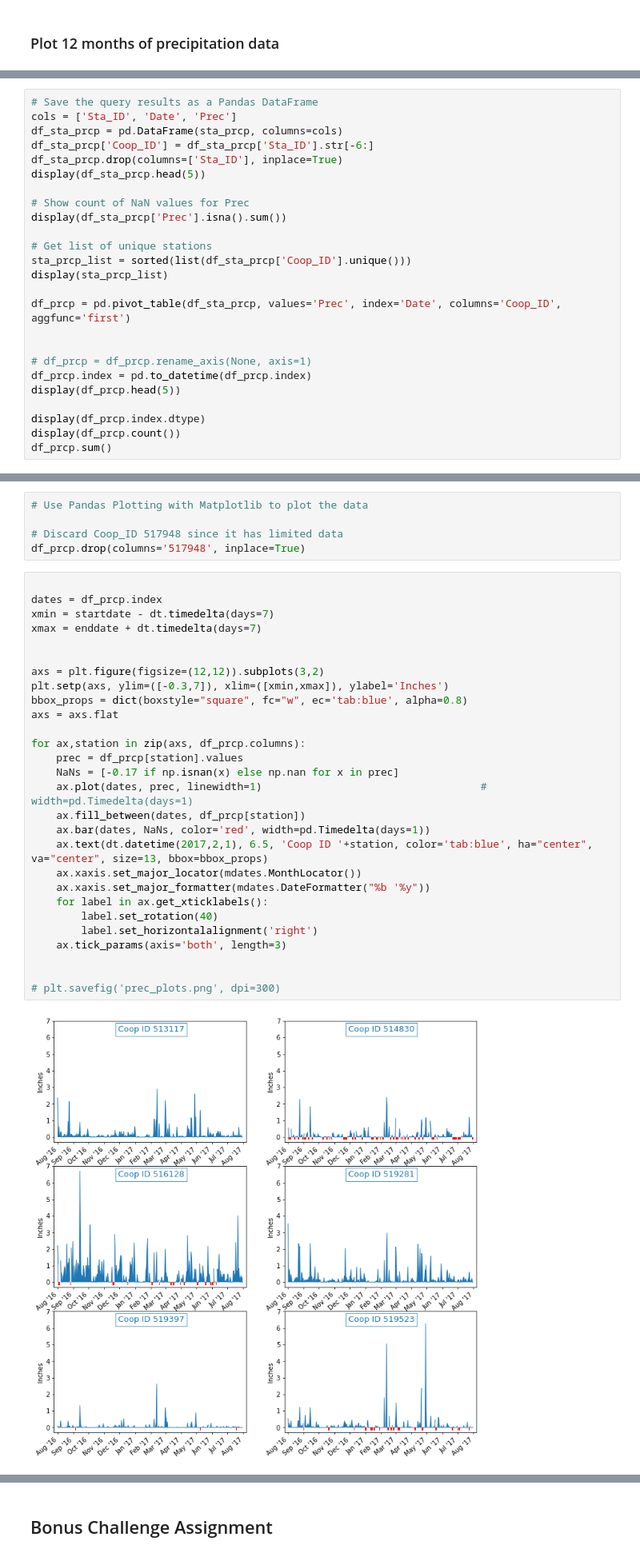
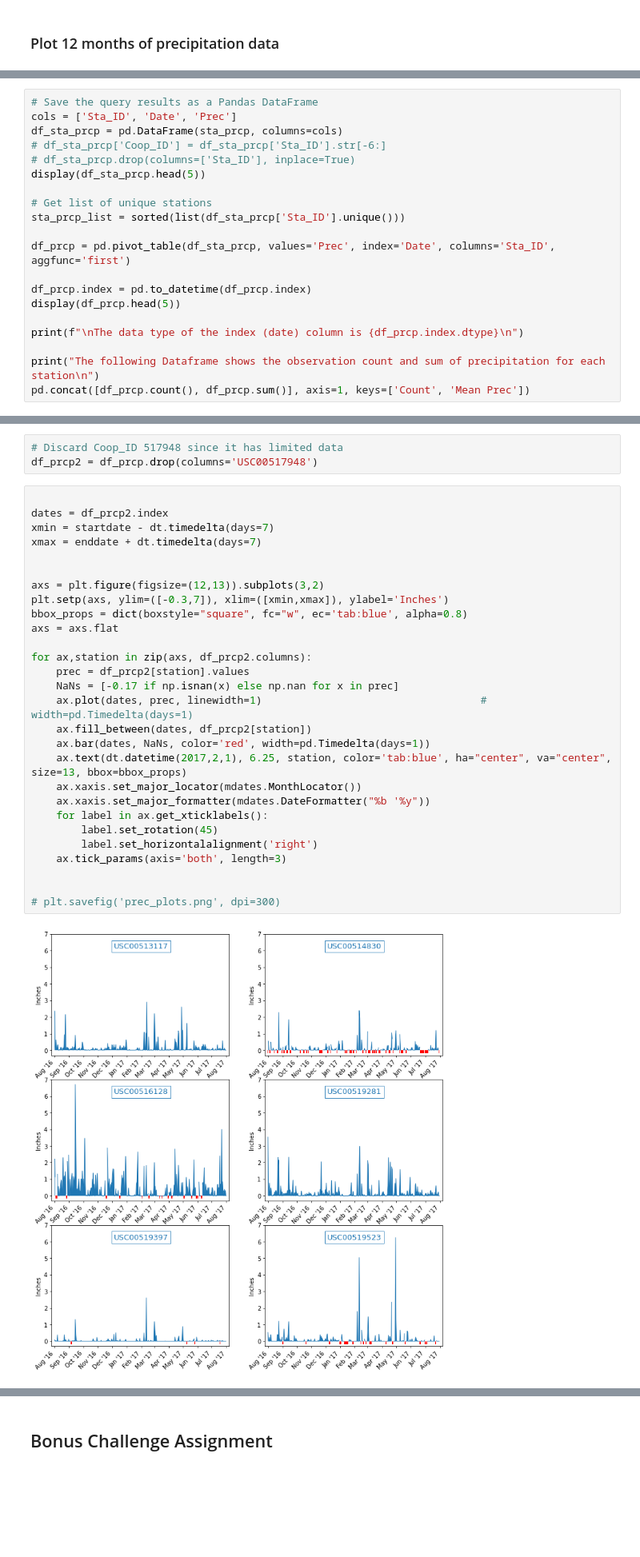
Before and after one commit to Earthscott/sqlalchemy-challenge, a Jupyter notebook: surfs_up_scottjob.ipynb, the cells around one changed output, grey strips where cells are left out. Shown at 80% size. Saved outputs shown, nothing was run; the diff lists cells and outputs as text; blank space fills up the shorter version.

```diff
--- a/surfs_up_scottjob.ipynb
+++ b/surfs_up_scottjob.ipynb
@@ -170,25 +151,20 @@ Record count: 2281
 # Save the query results as a Pandas DataFrame
 cols = ['Sta_ID', 'Date', 'Prec']
 df_sta_prcp = pd.DataFrame(sta_prcp, columns=cols)
-df_sta_prcp['Coop_ID'] = df_sta_prcp['Sta_ID'].str[-6:]
-df_sta_prcp.drop(columns=['Sta_ID'], inplace=True)
+# df_sta_prcp['Coop_ID'] = df_sta_prcp['Sta_ID'].str[-6:]
+# df_sta_prcp.drop(columns=['Sta_ID'], inplace=True)
 display(df_sta_prcp.head(5))
 
-# Show count of NaN values for Prec
-display(df_sta_prcp['Prec'].isna().sum())
+# Get list of unique stations
+sta_prcp_list = sorted(list(df_sta_prcp['Sta_ID'].unique()))
 
-# Get list of unique stations
-sta_prcp_list = sorted(list(df_sta_prcp['Coop_ID'].unique()))
-display(sta_prcp_list)
+df_prcp = pd.pivot_table(df_sta_prcp, values='Prec', index='Date', columns='Sta_ID', aggfunc='first')
 
-df_prcp = pd.pivot_table(df_sta_prcp, values='Prec', index='Date', columns='Coop_ID', aggfunc='first')
-
-
-# df_prcp = df_prcp.rename_axis(None, axis=1)
 df_prcp.index = pd.to_datetime(df_prcp.index)
 display(df_prcp.head(5))
 
-display(df_prcp.index.dtype)
-display(df_prcp.count())
-df_prcp.sum()
+print(f"\nThe data type of the index (date) column is {df_prcp.index.dtype}\n")
+
+print("The following Dataframe shows the observation count and sum of precipitation for each station\n")
+pd.concat([df_prcp.count(), df_prcp.sum()], axis=1, keys=['Count', 'Mean Prec'])
 # %% [output]
@@ -229,35 +199,33 @@ dtype: float64
 # %%
-# Use Pandas Plotting with Matplotlib to plot the data
-
 # Discard Coop_ID 517948 since it has limited data
-df_prcp.drop(columns='517948', inplace=True)
+df_prcp2 = df_prcp.drop(columns='USC00517948')
 # %%
 
-dates = df_prcp.index
+dates = df_prcp2.index
 xmin = startdate - dt.timedelta(days=7)
 xmax = enddate + dt.timedelta(days=7)
 
 
-axs = plt.figure(figsize=(12,12)).subplots(3,2)
+axs = plt.figure(figsize=(12,13)).subplots(3,2)
 plt.setp(axs, ylim=([-0.3,7]), xlim=([xmin,xmax]), ylabel='Inches')
 bbox_props = dict(boxstyle="square", fc="w", ec='tab:blue', alpha=0.8)
 axs = axs.flat
 
-for ax,station in zip(axs, df_prcp.columns):
-    prec = df_prcp[station].values
+for ax,station in zip(axs, df_prcp2.columns):
+    prec = df_prcp2[station].values
     NaNs = [-0.17 if np.isnan(x) else np.nan for x in prec]
     ax.plot(dates, prec, linewidth=1)                                   # width=pd.Timedelta(days=1)
-    ax.fill_between(dates, df_prcp[station])
+    ax.fill_between(dates, df_prcp2[station])
     ax.bar(dates, NaNs, color='red', width=pd.Timedelta(days=1))
-    ax.text(dt.datetime(2017,2,1), 6.5, 'Coop ID '+station, color='tab:blue', ha="center", va="center", size=13, bbox=bbox_props)
+    ax.text(dt.datetime(2017,2,1), 6.25, station, color='tab:blue', ha="center", va="center", size=13, bbox=bbox_props)
     ax.xaxis.set_major_locator(mdates.MonthLocator())
     ax.xaxis.set_major_formatter(mdates.DateFormatter("%b '%y"))
     for label in ax.get_xticklabels():
-        label.set_rotation(40)
+        label.set_rotation(45)
         label.set_horizontalalignment('right')
     ax.tick_params(axis='both', length=3)
 
 
 # plt.savefig('prec_plots.png', dpi=300)
 # %% [output]
-[figure, old version]
+[figure, new version]
```
Also changed, not shown: parts of 20 cells of this notebook.
